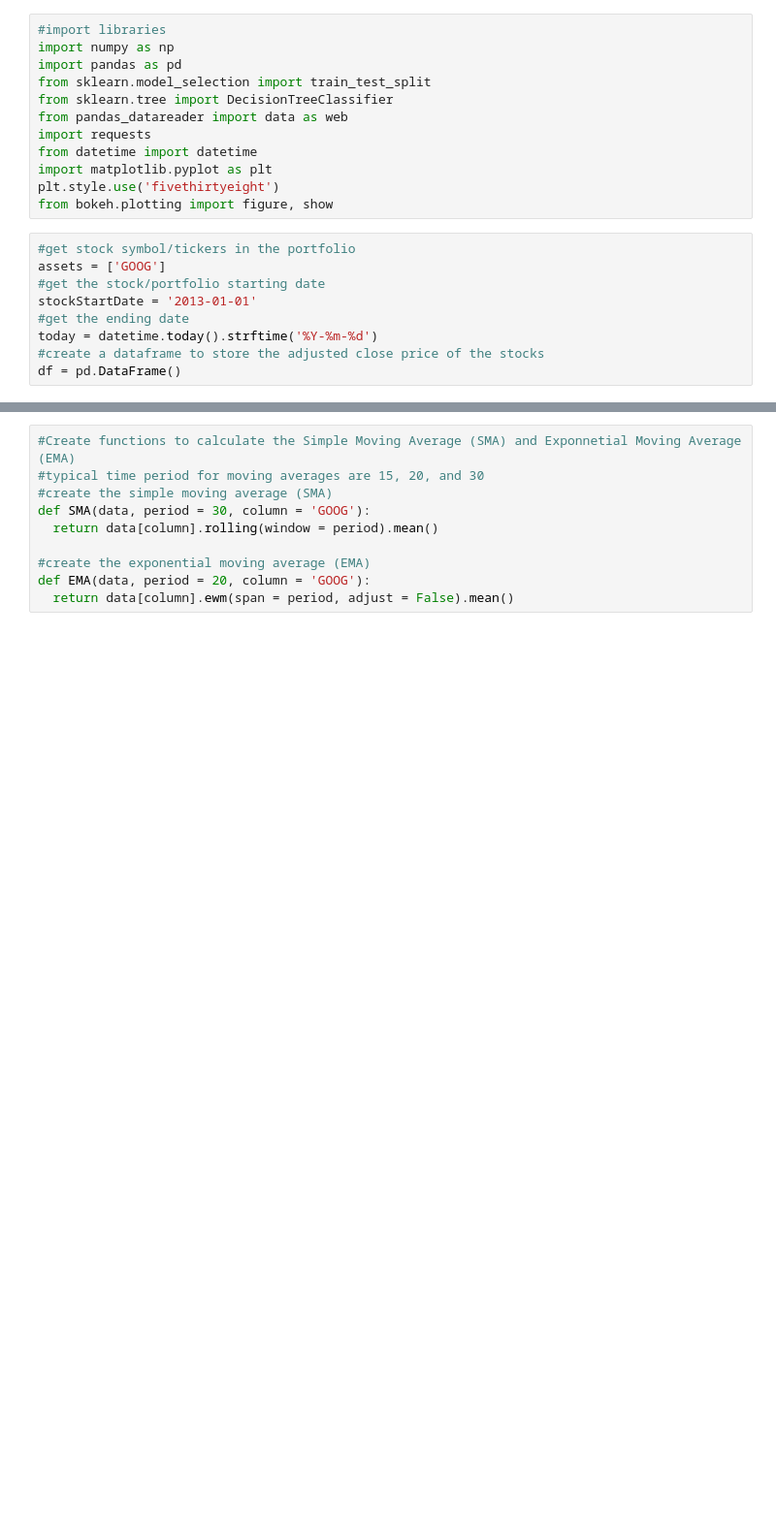
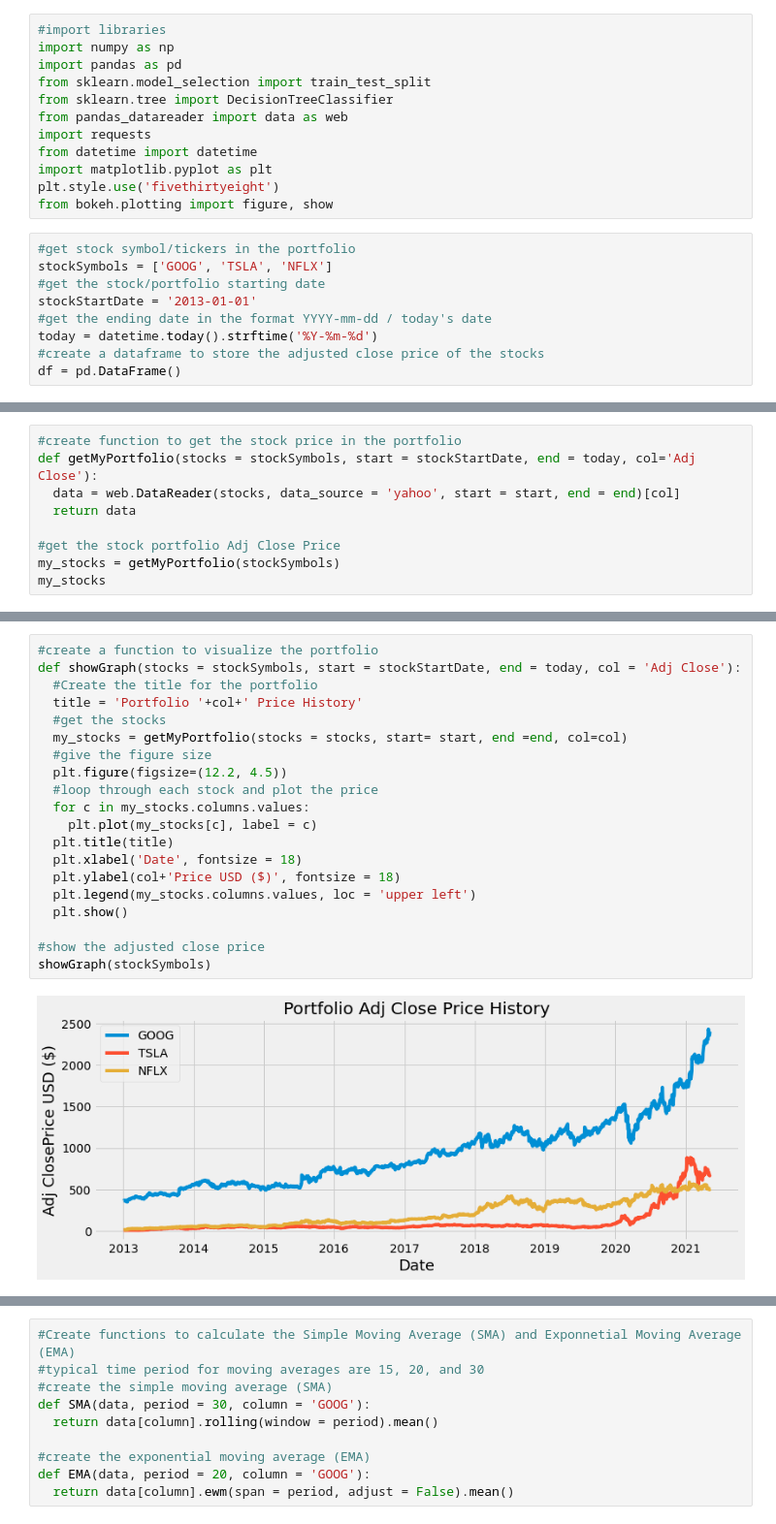
Before and after one commit to manishmawatwal/DataScience, a Jupyter notebook: StockMovementClassifier.ipynb, the cells around one changed output, grey strips where cells are left out. Shown at 97% size. Drawn from its saved outputs; the diff is of its cells as text; blank space fills up the shorter version.

```diff
--- a/StockMovementClassifier.ipynb
+++ b/StockMovementClassifier.ipynb
@@ -19,10 +16,10 @@ plt.style.use('fivethirtyeight')
 from bokeh.plotting import figure, show
 # %%
 #get stock symbol/tickers in the portfolio
-assets = ['GOOG']
+stockSymbols = ['GOOG', 'TSLA', 'NFLX']
 #get the stock/portfolio starting date
 stockStartDate = '2013-01-01'
-#get the ending date
+#get the ending date in the format YYYY-mm-dd / today's date
 today = datetime.today().strftime('%Y-%m-%d')
 #create a dataframe to store the adjusted close price of the stocks
 df = pd.DataFrame()
@@ -61,0 +30,9 @@ plt.show()
+# %%
+#create function to get the stock price in the portfolio
+def getMyPortfolio(stocks = stockSymbols, start = stockStartDate, end = today, col='Adj Close'):
+  data = web.DataReader(stocks, data_source = 'yahoo', start = start, end = end)[col]
+  return data
+
+#get the stock portfolio Adj Close Price
+my_stocks = getMyPortfolio(stockSymbols)
+my_stocks
@@ -61,0 +54,22 @@ plt.show()
+# %%
+#create a function to visualize the portfolio
+def showGraph(stocks = stockSymbols, start = stockStartDate, end = today, col = 'Adj Close'):
+  #Create the title for the portfolio
+  title = 'Portfolio '+col+' Price History'
+  #get the stocks
+  my_stocks = getMyPortfolio(stocks = stocks, start= start, end =end, col=col)
+  #give the figure size
+  plt.figure(figsize=(12.2, 4.5))
+  #loop through each stock and plot the price
+  for c in my_stocks.columns.values:
+    plt.plot(my_stocks[c], label = c)
+  plt.title(title)
+  plt.xlabel('Date', fontsize = 18)
+  plt.ylabel(col+'Price USD ($)', fontsize = 18)
+  plt.legend(my_stocks.columns.values, loc = 'upper left')
+  plt.show()
+
+#show the adjusted close price
+showGraph(stockSymbols)
+# %% [output]
+[figure, added]
```
Also changed, not shown: parts of 18 cells of this notebook.
